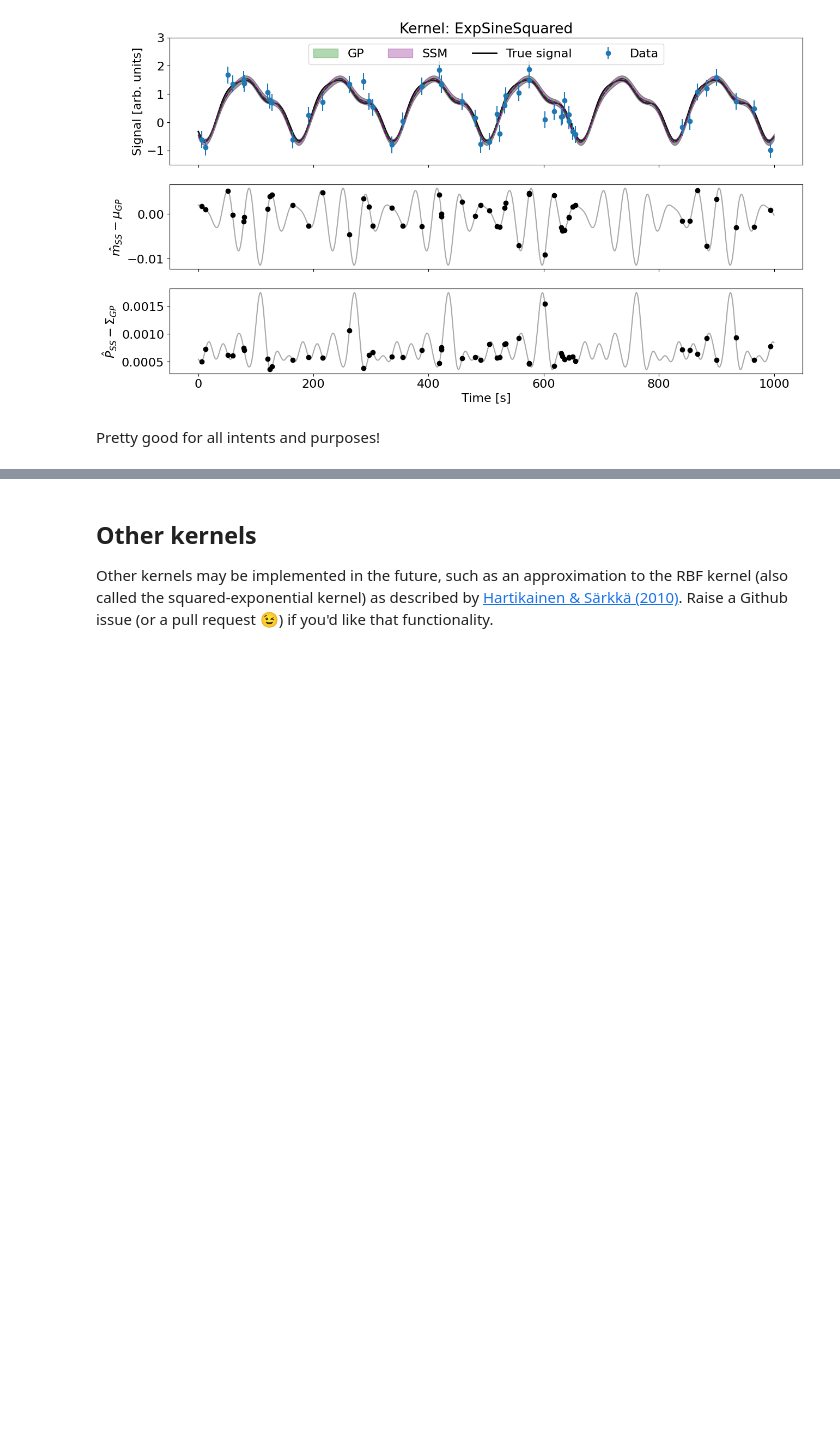
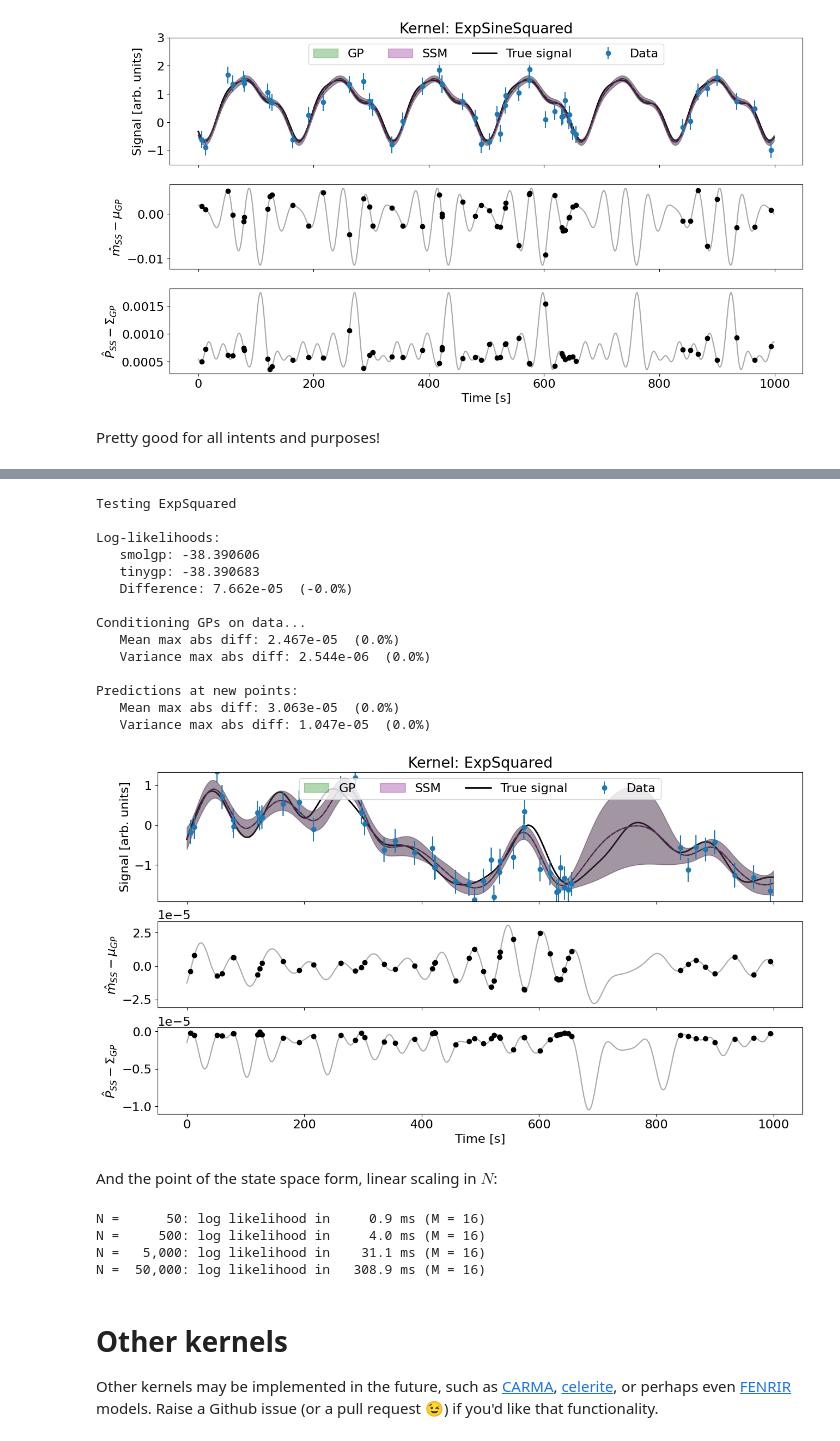
Before and after one commit to smolgp-dev/smolgp, a Jupyter notebook: docs/tutorials/kernels.ipynb, the cells around one changed output, grey strips where cells are left out. Drawn from its saved outputs; the diff is of its cells as text; code cells hidden in the pictures; blank space fills up the shorter version.

```diff
--- a/docs/tutorials/kernels.ipynb
+++ b/docs/tutorials/kernels.ipynb
@@ -487,4 +603,40 @@ Pretty good for all intents and purposes!
+# %%
+res_rbf = compare_gps(rbf_smol, rbf_tiny, *data_rbf)
+plot_comparison(res_rbf)
+# %% [output]
+Testing ExpSquared
+
+Log-likelihoods:
+   smolgp: -38.390606
+   tinygp: -38.390683
+   Difference: 7.662e-05  (-0.0%)
+
+Conditioning GPs on data...
+   Mean max abs diff: 2.467e-05  (0.0%)
+   Variance max abs diff: 2.544e-06  (0.0%)
+
+Predictions at new points:
+   Mean max abs diff: 3.063e-05  (0.0%)
+   Variance max abs diff: 1.047e-05  (0.0%)
+[figure, added]
+# %% [markdown]
+And the point of the state space form, linear scaling in $N$:
+# %%
+import time
+for N in [50, 500, 5000, 50000]:
+    tN = jnp.linspace(0, N / 10, N)
+    yN = jnp.sin(tN / 5.0)
+    nN = jnp.full_like(tN, 0.09)
+    f = jax.jit(lambda: smolgp.GaussianProcess(smolgp.kernels.ExpSquared(scale=ell, order=16), tN, noise=nN).log_probability(yN))
+    f().block_until_ready()
+    t0 = time.perf_counter(); f().block_until_ready()
+    print(f"N = {N:>7,}: log likelihood in {1e3 * (time.perf_counter() - t0):7.1f} ms (M = 16)")
+# %% [output]
+N =      50: log likelihood in     0.9 ms (M = 16)
+N =     500: log likelihood in     4.0 ms (M = 16)
+N =   5,000: log likelihood in    31.1 ms (M = 16)
+N =  50,000: log likelihood in   308.9 ms (M = 16)
 # %% [markdown]
-## Other kernels
+# Other kernels
 
-Other kernels may be implemented in the future, such as an approximation to the RBF kernel (also called the squared-exponential kernel) as described by [Hartikainen & Särkkä (2010)](https://users.aalto.fi/~ssarkka/pub/gp-ts-kfrts.pdf). Raise a Github issue (or a pull request 😉) if you'd like that functionality.
+Other kernels may be implemented in the future, such as [CARMA](https://tinygp.readthedocs.io/en/latest/api/summary/tinygp.kernels.quasisep.CARMA.html), [celerite](https://celerite2.readthedocs.io/en/latest/), or perhaps even [FENRIR](https://www.aanda.org/articles/aa/abs/2025/04/aa46391-23/aa46391-23.html) models. Raise a Github issue (or a pull request 😉) if you'd like that functionality.
```
Also changed, not shown: parts of 13 cells of this notebook, 5 other files.
